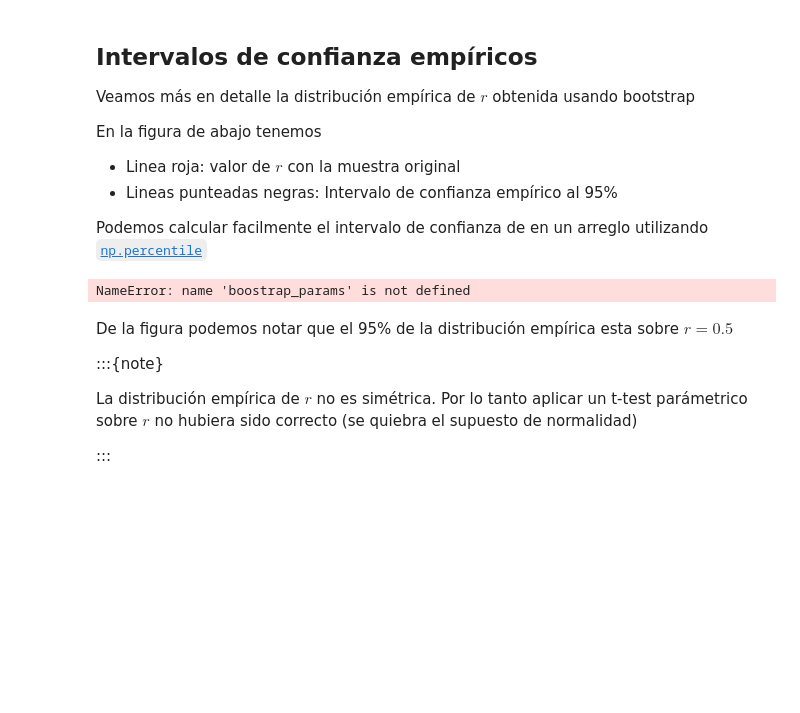
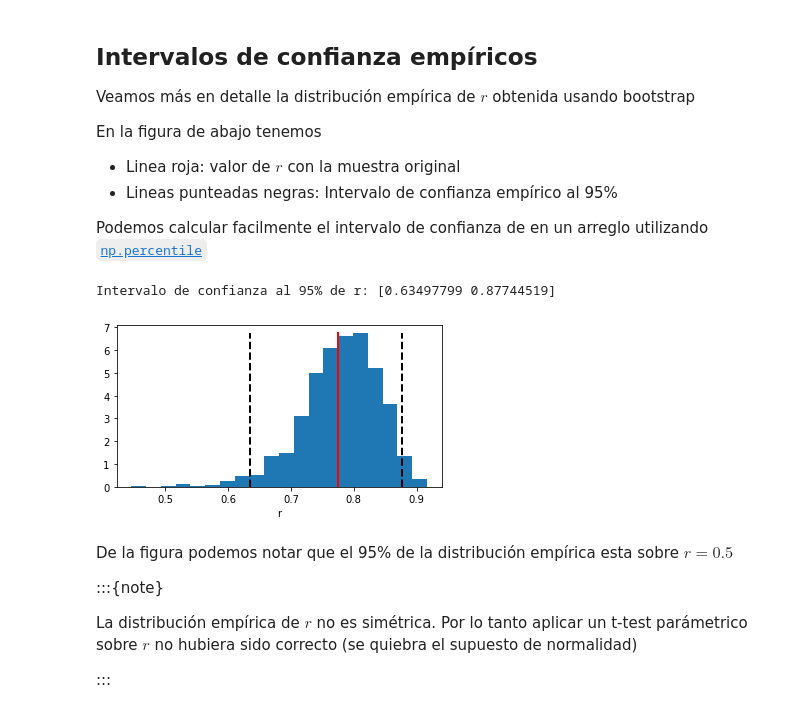
Before and after one commit to phuijse/PythonBook, a Jupyter notebook: contents/statistics/bootstrap.ipynb, the cells around one changed output. Saved outputs shown, nothing was run; the diff lists cells and outputs as text; code cells hidden in the pictures; blank space fills up the shorter version.

```diff
--- a/contents/statistics/bootstrap.ipynb
+++ b/contents/statistics/bootstrap.ipynb
@@ -52,7 +52,7 @@ def muestreo_con_reemplazo(x, y):
     idx = np.random.choice(n, size=n, replace=True)
     return x[idx], y[idx]
 
-def boostrap_linregress(x, y, m):
+def bootstrap_linregress(x, y, m):
     # Parámetros: t0, t1 y r
     params = np.zeros(shape=(m, 3))
     for j in range(m):
@@ -60,7 +60,7 @@ def boostrap_linregress(x, y, m):
         params[j, :] = [res.intercept, res.slope, res.rvalue]
     return params
 
-bootstrap_params = boostrap_linregress(x, y, m=1000)
+bootstrap_params = bootstrap_linregress(x, y, m=1000)
 # %% [markdown]
 Y las distribuciones bootstrap de cada estadístico son:
 # %%
@@ -83,18 +83,20 @@ En la figura de abajo tenemos
 
 Podemos calcular facilmente el intervalo de confianza de en un arreglo utilizando [`np.percentile`](https://numpy.org/doc/stable/reference/generated/numpy.percentile.html?highlight=percentile#numpy.percentile)
 # %%
-r_bootstrap = boostrap_params[:, 2]
+r_bootstrap = bootstrap_params[:, 2]
 IC = np.percentile(r_bootstrap, [2.5, 97.5])
 
-fig, ax = plt.subplots(figsize=(4, 3), tight_layout=True)
+fig, ax = plt.subplots(figsize=(5, 3), tight_layout=True)
 hist_val, hist_lim, _ = ax.hist(r_bootstrap, bins=20, density=True)
 ax.plot([params.rvalue]*2, [0, np.max(hist_val)], 'r-', lw=2)
 ax.plot([IC[0]]*2, [0, np.max(hist_val)], 'k--', lw=2)
 ax.plot([IC[1]]*2, [0, np.max(hist_val)], 'k--', lw=2)
+ax.set_xlabel('r')
 
 print(f"Intervalo de confianza al 95% de r: {IC}")
 # %% [output]
-NameError: name 'boostrap_params' is not defined
+Intervalo de confianza al 95% de r: [0.63497799 0.87744519]
+[figure, added]
 # %% [markdown]
 De la figura podemos notar que el 95% de la distribución empírica esta sobre $r=0.5$
 
```
Also changed, not shown: parts of 5 cells of this notebook.
